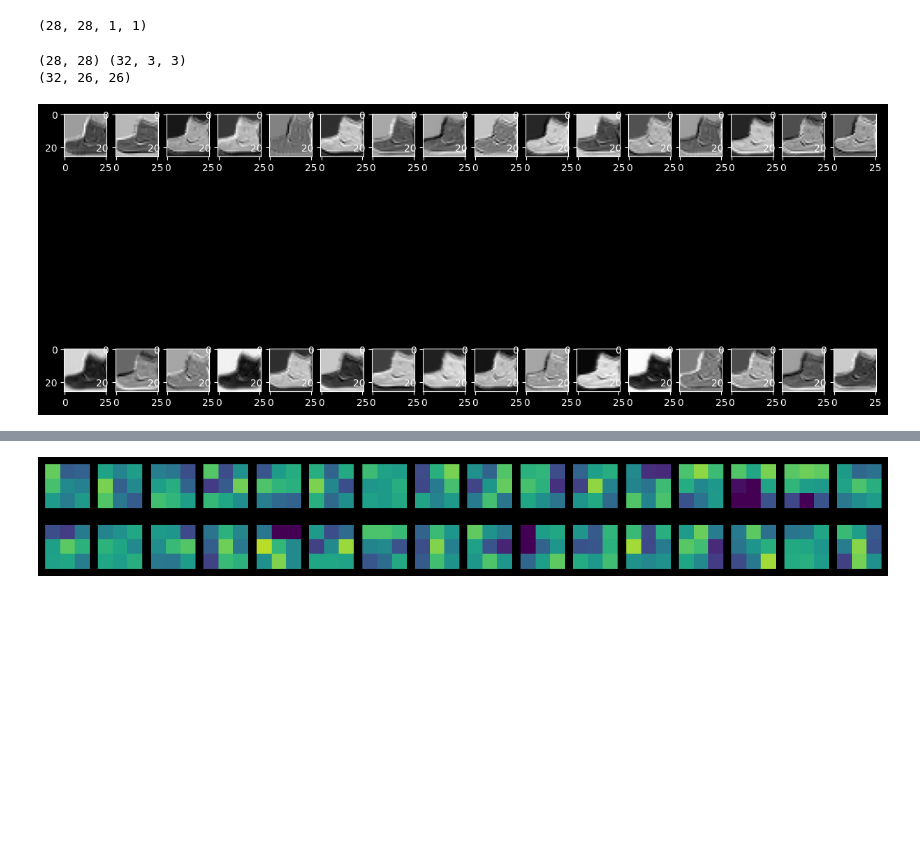
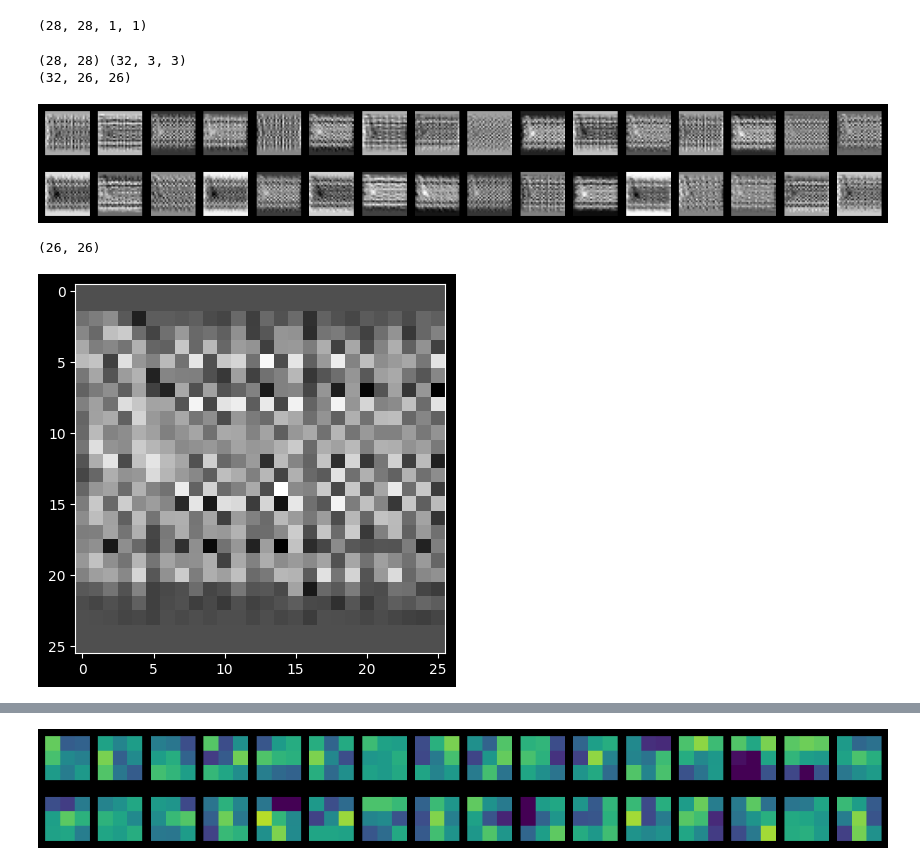
Before and after one commit to ejjang2030/AI_26, a Jupyter notebook: 08_02_합성곱시각화.ipynb, the cells around one changed output, grey strips where cells are left out. Drawn from its saved outputs; the diff is of its cells as text; code cells hidden in the pictures; blank space fills up the shorter version.

```diff
--- a/08_02_합성곱시각화.ipynb
+++ b/08_02_합성곱시각화.ipynb
@@ -223,33 +223,42 @@ def conv2d_multi_channel(image, kernel):
 
     return output
 # %%
-sample_image = train_input[0]
+sample_image = train_input[1050]
 sample_image = sample_image.reshape(28, 28)
 kernel_weights, kernel_bias = conv1.weights
 kernel_weights = np.array(kernel_weights).reshape(32, 3, 3)
 print(sample_image.shape, kernel_weights.shape)
 arr = []
 img_w, img_h = sample_image.shape
 n, k_w, k_h = kernel_weights.shape
 
 nn = []
 for k in range(n):
     ss = []
     for i in range(img_w - k_w + 1):
         for j in range(img_h - k_h + 1):
             grid = sample_image[i:i + k_w,j:j + k_h]
             ss.append(np.sum(grid * kernel_weights[k]))
     ss = np.array(ss).reshape(img_w - k_w + 1, img_h - k_h + 1)
     nn.append(ss)
 
 nn = np.array(nn)
 print(nn.shape)
-fig, axs = plt.subplots(2, 16, figsize=(15,8))
+fig, axs = plt.subplots(2, 16, figsize=(15,2))
 for i in range(2):
     for j in range(16):
         axs[i, j].imshow(nn[i * 16 + j], cmap='gray_r')
+        axs[i, j].axis('off')
 plt.show()
 # %% [output]
 (28, 28) (32, 3, 3)
 (32, 26, 26)
-[figure, old version]
+[figure, new version]
+# %%
+m = np.mean(nn, axis=0)
+print(m.shape)
+plt.imshow(m, cmap='gray_r')
+plt.show()
+# %% [output]
+(26, 26)
+[figure, added]
```
Also changed, not shown: parts of 2 cells of this notebook, 1 other file.
